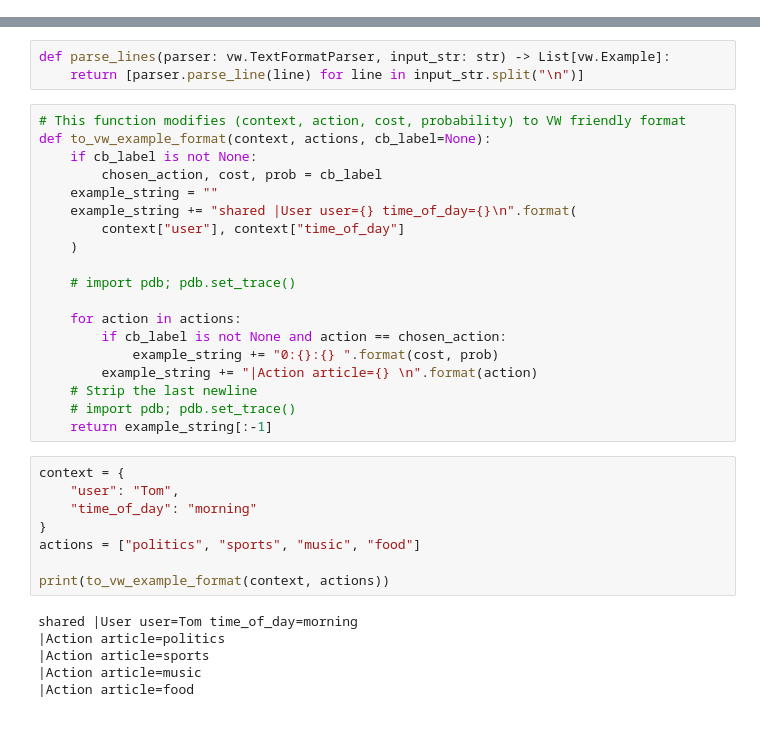
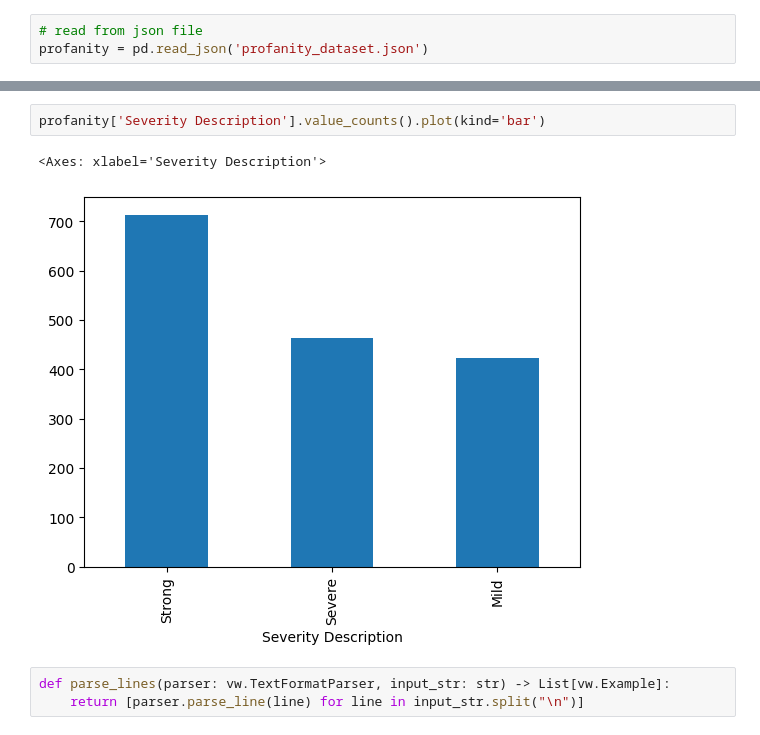
Before and after one commit to jwc20/vowpal-wabbit-notebook, a Jupyter notebook: twitch_chat_profanity_classifier.ipynb, the cells around one changed output, grey strips where cells are left out. Saved outputs shown, nothing was run; the diff lists cells and outputs as text.

```diff
--- a/twitch_chat_profanity_classifier.ipynb
+++ b/twitch_chat_profanity_classifier.ipynb
@@ -35,0 +11,3 @@ def get_cost(context, action):
+# %%
+# read from json file
+profanity = pd.read_json('profanity_dataset.json')
@@ -36,36 +31,8 @@ def get_cost(context, action):
+# %%
+profanity['Severity Description'].value_counts().plot(kind='bar')
+# %% [output]
+<Axes: xlabel='Severity Description'>
+[figure, added]
 # %%
 def parse_lines(parser: vw.TextFormatParser, input_str: str) -> List[vw.Example]:
     return [parser.parse_line(line) for line in input_str.split("\n")]
-# %%
-# This function modifies (context, action, cost, probability) to VW friendly format
-def to_vw_example_format(context, actions, cb_label=None):
-    if cb_label is not None:
-        chosen_action, cost, prob = cb_label
-    example_string = ""
-    example_string += "shared |User user={} time_of_day={}\n".format(
-        context["user"], context["time_of_day"]
-    )
-
-    # import pdb; pdb.set_trace()
-
-    for action in actions:
-        if cb_label is not None and action == chosen_action:
-            example_string += "0:{}:{} ".format(cost, prob)
-        example_string += "|Action article={} \n".format(action)
-    # Strip the last newline
-    # import pdb; pdb.set_trace()
-    return example_string[:-1]
-# %%
-context = {
-    "user": "Tom",
-    "time_of_day": "morning"
-}
-actions = ["politics", "sports", "music", "food"]
-
-print(to_vw_example_format(context, actions))
-# %% [output]
-shared |User user=Tom time_of_day=morning
-|Action article=politics
-|Action article=sports
-|Action article=music
-|Action article=food
```
Also changed, not shown: parts of 33 cells of this notebook, 2 other files.
